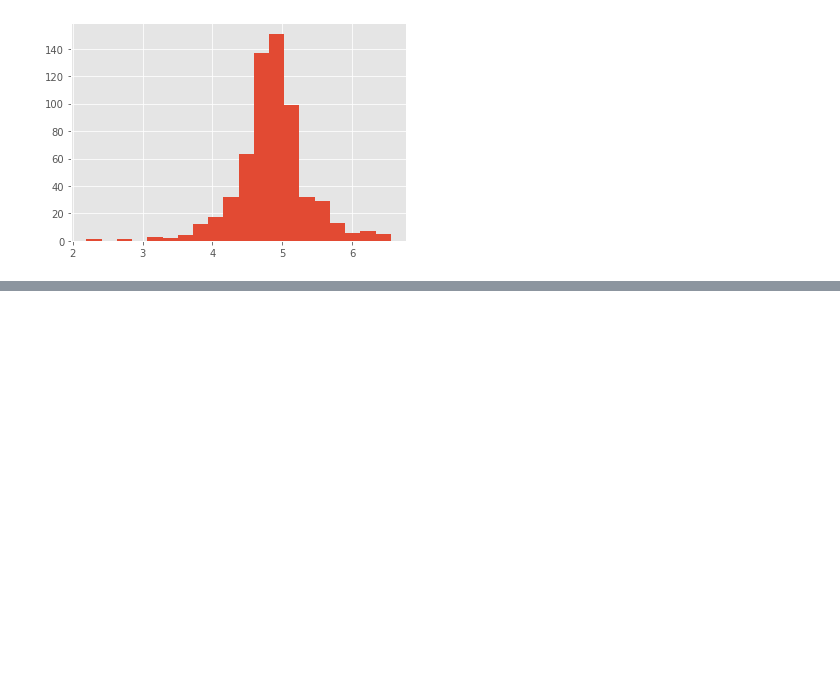
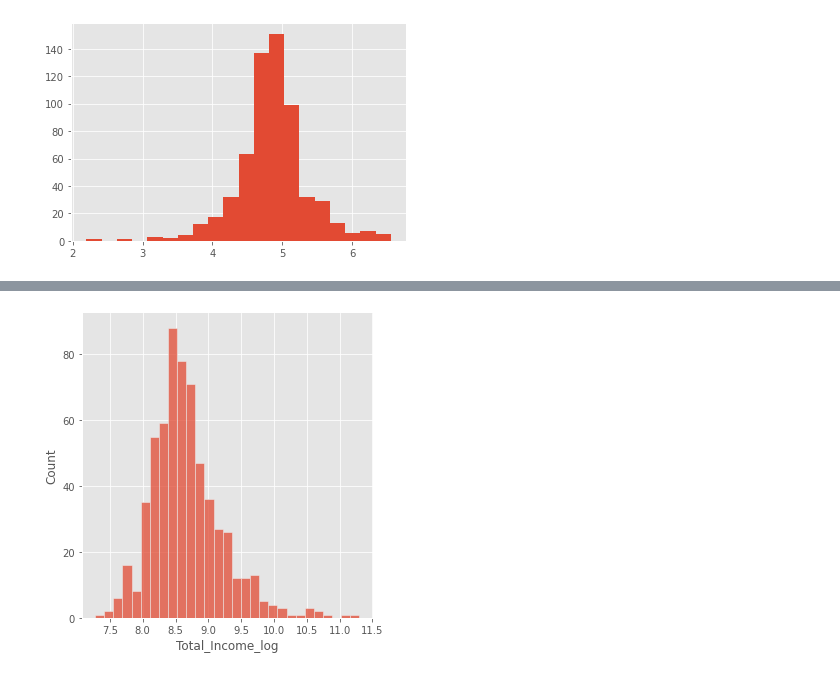
Before and after one commit to ew3g/loan-prediction, a Jupyter notebook: notebook.ipynb, the cells around one changed output, grey strips where cells are left out. Cells and saved outputs as stored; diff of their text form; code cells hidden in the pictures; blank space fills up the shorter version.

```diff
--- a/notebook.ipynb
+++ b/notebook.ipynb
@@ -411,0 +499,6 @@ x_train, x_cv, y_train, y_cv = train_test_split(X, y, test_size=0.3)
+# %%
+loan_data_train['Total_Income_log'] = np.log(loan_data_train['Total_Income'])
+sns.displot(loan_data_train['Total_Income_log'])
+loan_data_test['Total_Income_log'] = np.log(loan_data_test['Total_Income'])
+# %% [output]
+[figure, added]
```
Also changed, not shown: parts of 11 cells of this notebook.
